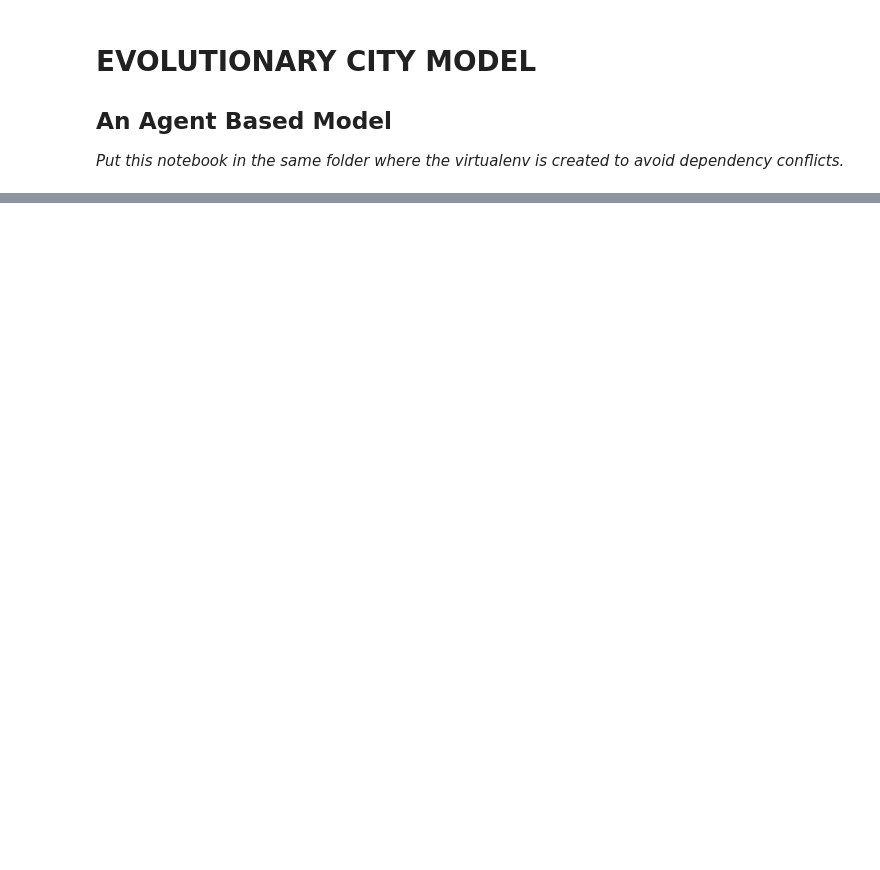
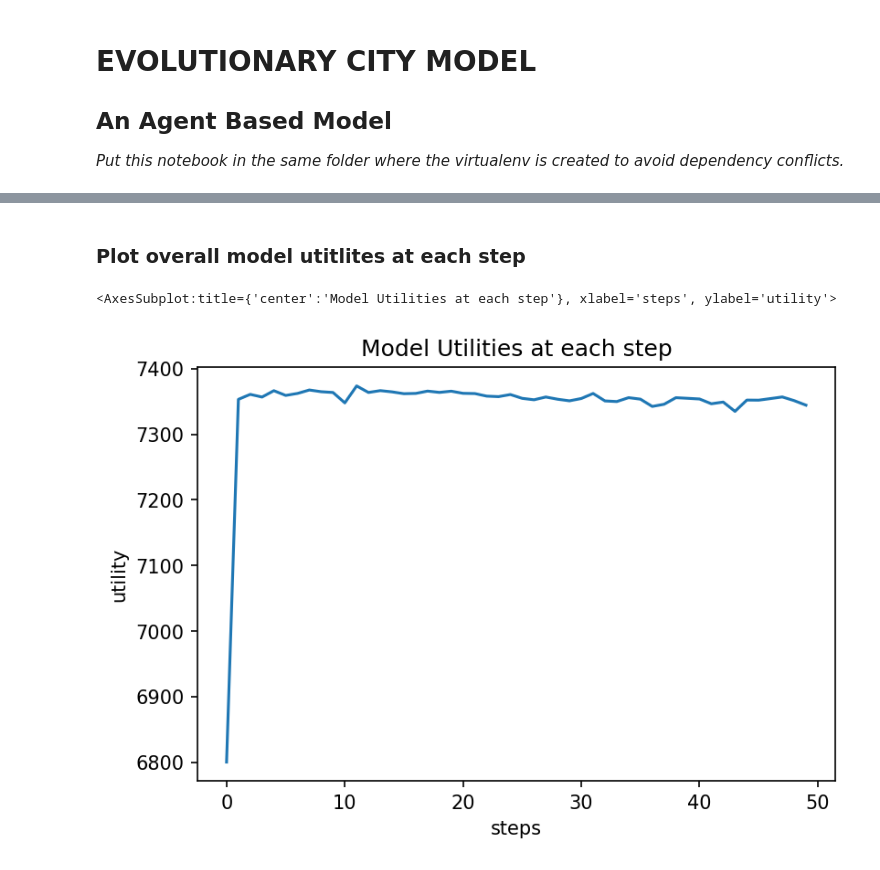
Before and after one commit to kamleshsahoo/CityFormation-ABM, a Jupyter notebook: EvolutionaryCity.ipynb, the cells around one changed output, grey strips where cells are left out. Drawn from its saved outputs; the diff is of its cells as text; code cells hidden in the pictures; blank space fills up the shorter version.

```diff
--- a/EvolutionaryCity.ipynb
+++ b/EvolutionaryCity.ipynb
@@ -125,0 +244,8 @@ class city_model(Model):
+# %% [markdown]
+### Plot overall model utitlites at each step
+# %%
+fig = plt.figure(dpi=150)
+city_evolution["Utility"].plot(xlabel="steps", ylabel="utility",title="Model Utilities at each step")
+# %% [output]
+<AxesSubplot:title={'center':'Model Utilities at each step'}, xlabel='steps', ylabel='utility'>
+[figure, added]
```
Also changed, not shown: parts of 16 cells of this notebook.
